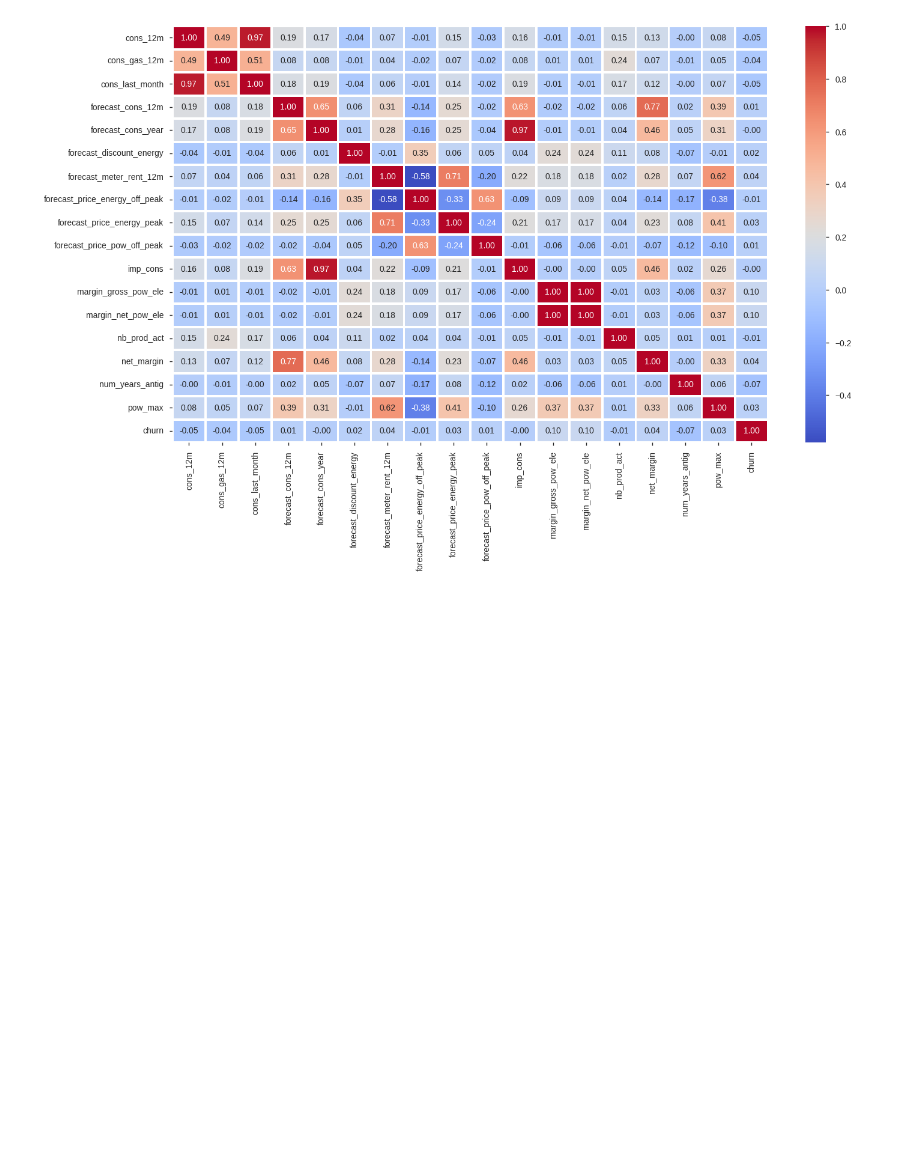
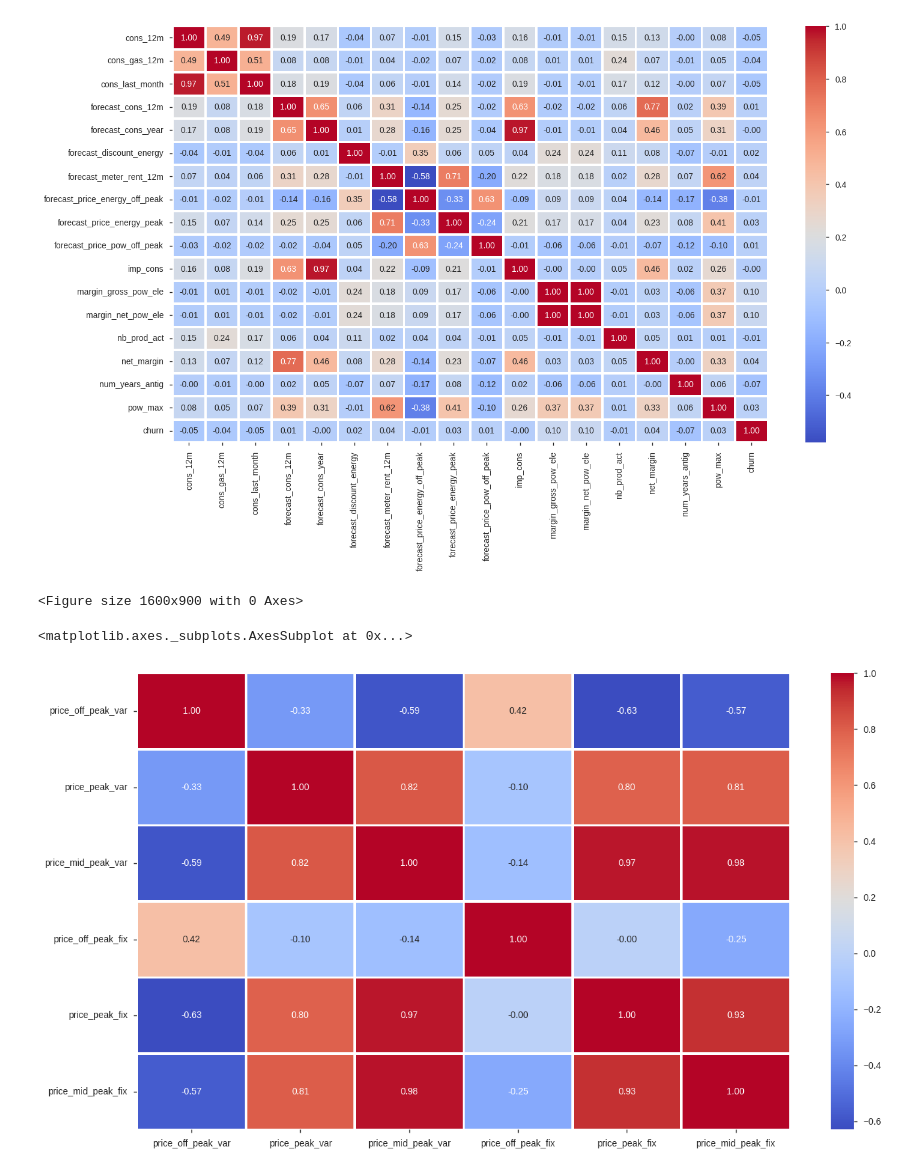
Before and after one commit to Pritesh-25/MachineLearning, a Jupyter notebook: Churn_Analysis.ipynb, the cells around one changed output. Saved outputs shown, nothing was run; the diff lists cells and outputs as text; code cells hidden in the pictures; blank space fills up the shorter version.

```diff
--- a/Churn_Analysis.ipynb
+++ b/Churn_Analysis.ipynb
@@ -336,3 +336,11 @@ plt.show()
 <Figure size 1600x900 with 0 Axes>
 <matplotlib.axes._subplots.AxesSubplot at 0x...>
 [figure]
+# %%
+plt.figure(figsize=(16,9))
+sns.heatmap(price_df.corr(),cmap="coolwarm",annot=True,fmt='.2f',linewidths=2)
+plt.show()
+# %% [output]
+<Figure size 1600x900 with 0 Axes>
+<matplotlib.axes._subplots.AxesSubplot at 0x...>
+[figure, added]
```
Also changed, not shown: parts of 1 cell of this notebook.
